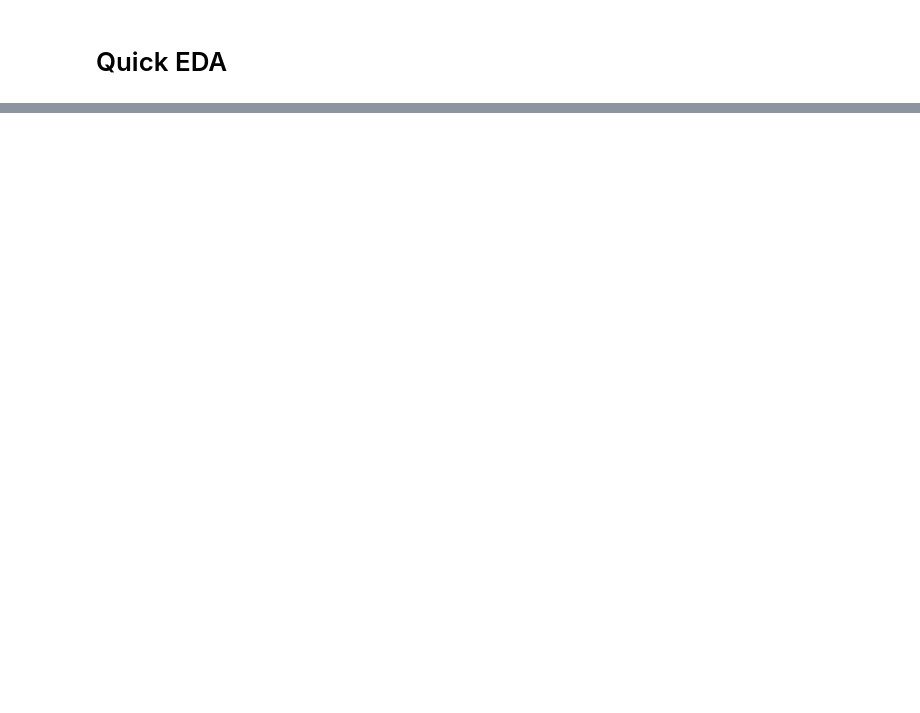
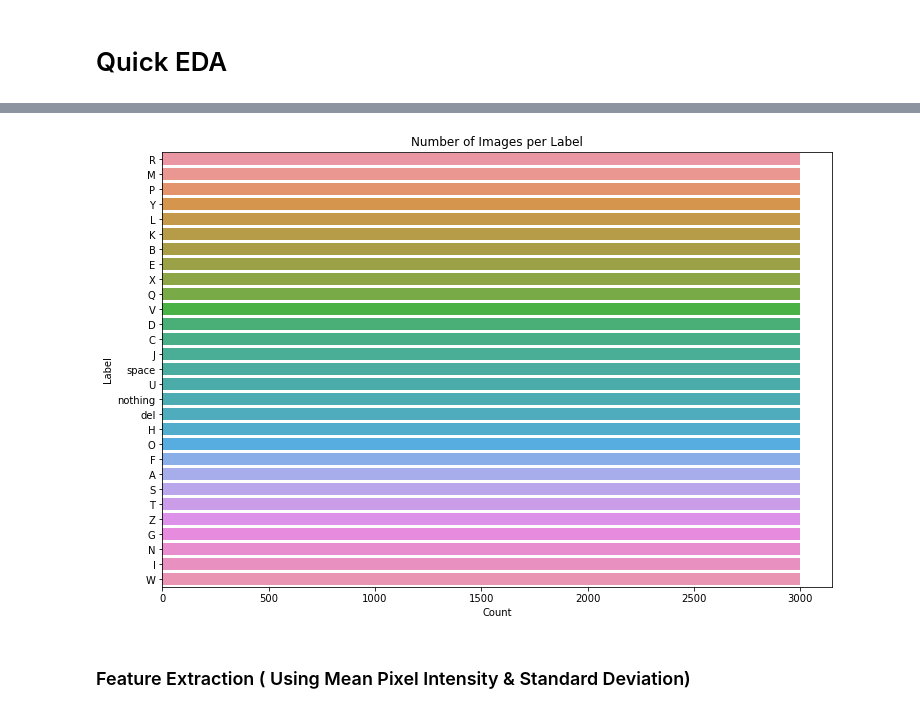
Before and after one commit to adshyam/AAI---CaptStone-Project, a Jupyter notebook: Final_Project.ipynb, the cells around one changed output, grey strips where cells are left out. Saved outputs shown, nothing was run; the diff lists cells and outputs as text; code cells hidden in the pictures; blank space fills up the shorter version.

```diff
--- a/Final_Project.ipynb
+++ b/Final_Project.ipynb
@@ -28,0 +19,19 @@ sign_train_df.head()
+# %%
+# Define the directory containing your data
+data_dir = 'asl_alphabet_train'
+
+# Initialize a list to store the data
+data = []
+
+# Loop through each folder and file in the directory
+for label in os.listdir(data_dir):
+    if os.path.isdir(os.path.join(data_dir, label)):  # Check if it's a directory
+        for image in os.listdir(os.path.join(data_dir, label)):
+            image_path = os.path.join(data_dir, label, image)
+            data.append([image_path, label])
+
+# Create a DataFrame
+asl_train_df = pd.DataFrame(data, columns=['image_path', 'label'])
+
+# Show the first few rows of the DataFrame
+asl_train_df.head()
@@ -222,0 +71,13 @@ Test Loss: 0.4236
+# %%
+import seaborn as sns
+# Plotting
+plt.figure(figsize=(12, 8))  # Set the figure size
+sns.countplot(y='label', data=asl_train_df, order = asl_train_df['label'].value_counts().index)  # Create a countplot
+plt.title('Number of Images per Label')  # Set title
+plt.xlabel('Count')  # Set x-axis label
+plt.ylabel('Label')  # Set y-axis label
+plt.show()  # Show the plot
+# %% [output]
+[figure, added]
+# %% [markdown]
+### Feature Extraction ( Using Mean Pixel Intensity & Standard Deviation)
```
Also changed, not shown: parts of 29 cells of this notebook, 1 other file.
